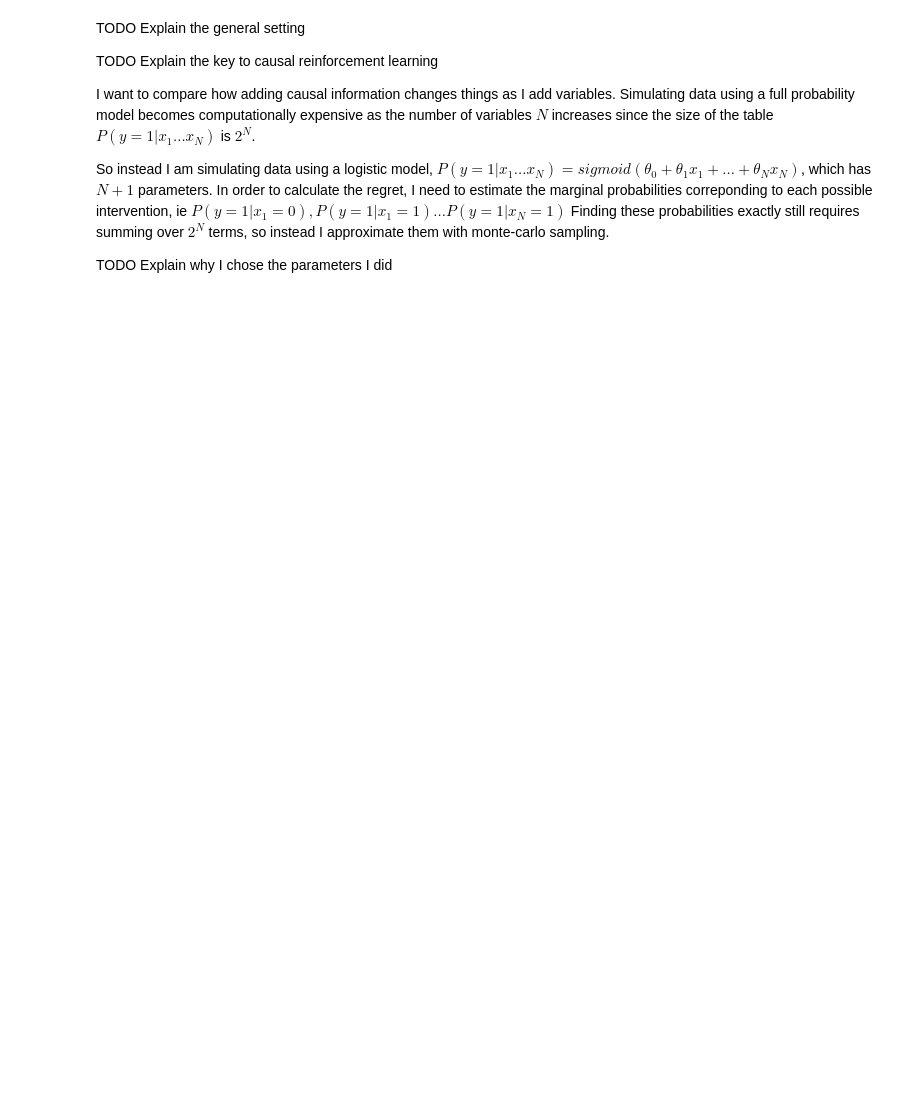
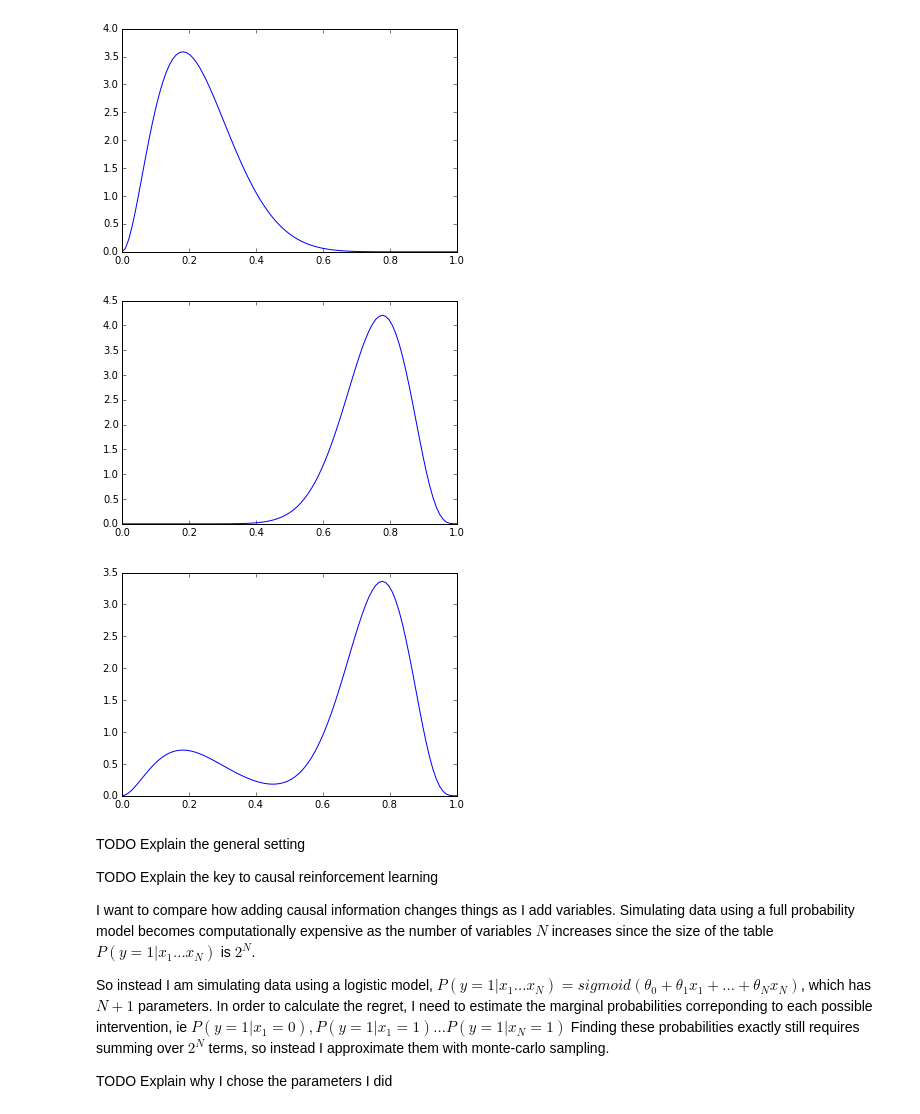
Before and after one commit to finnhacks42/causality, a Jupyter notebook: CausalReinforcement.ipynb, the cells around one changed output. Saved outputs shown, nothing was run; the diff lists cells and outputs as text; code cells hidden in the pictures; blank space fills up the shorter version.

```diff
--- a/CausalReinforcement.ipynb
+++ b/CausalReinforcement.ipynb
@@ -1,3 +42,24 @@
+# %%
+# playing around with properties of the beta distribution
+from scipy.stats import beta
+
+x = linspace(0,1,100)
+y = beta.pdf(x,3,10)
+plot(x,y)
+show()
+
+y2 = beta.pdf(x,15,5)
+plot(x,y2)
+show()
+
+w = .2
+y3 = w*y+(1-w)*y2
+plot(x,y3)
+show()
+# %% [output]
+[figure, added]
+[figure, added]
+[figure, added]
 # %% [markdown]
 TODO Explain the general setting
 
```
Also changed, not shown: parts of 5 cells of this notebook, 41 other files.
